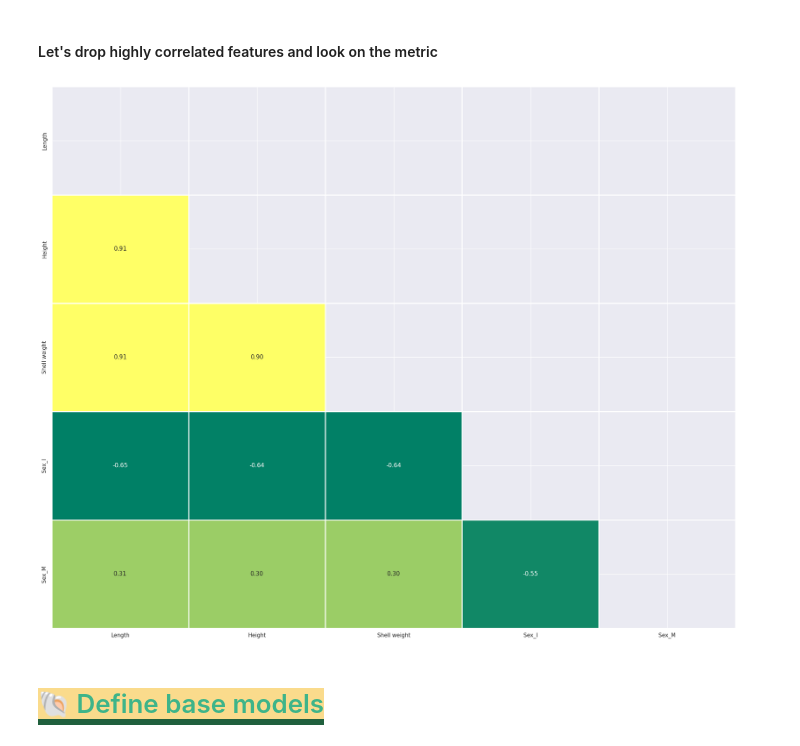
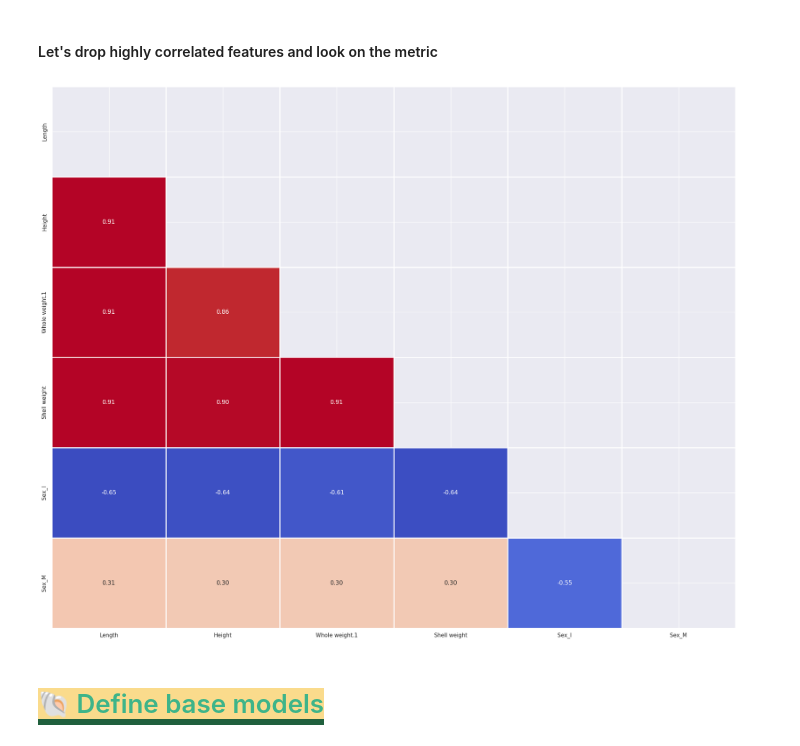
Before and after one commit to Ultraluxe25/Kapturov-s_Kaggle_Notebooks, a Jupyter notebook: 🌊🐚⛵🍤 Kapturov's solution of PS S4E4.ipynb, the cells around one changed output. Cells and saved outputs as stored; diff of their text form; code cells hidden in the pictures.

```diff
--- a/🌊🐚⛵🍤 Kapturov's solution of PS S4E4.ipynb
+++ b/🌊🐚⛵🍤 Kapturov's solution of PS S4E4.ipynb
@@ -423,18 +423,18 @@ plt.show()
 # %% [markdown]
 #### Let's drop highly correlated features and look on the metric
 # %%
-X = X.drop(['Diameter', 'Whole weight.2', 'Whole weight', 'Whole weight.1'], axis=1)
-test = test.drop(['Diameter', 'Whole weight.2', 'Whole weight', 'Whole weight.1'], axis=1)
+X = X.drop(['Diameter', 'Whole weight.2', 'Whole weight'], axis=1)
+test = test.drop(['Diameter', 'Whole weight.2', 'Whole weight'], axis=1)
 # %%
 # Training dataset
 numeric_columns_train = X.select_dtypes(include=np.number)
 corr_train = numeric_columns_train.corr(method='pearson')
 mask_train = np.triu(np.ones_like(corr_train))
-sns.heatmap(corr_train, annot=True, fmt='.2f', mask=mask_train, cmap='summer', cbar=None, linewidth=2)
+sns.heatmap(corr_train, annot=True, fmt='.2f', mask=mask_train, cmap='coolwarm', cbar=None, linewidth=2)
 plt.tight_layout()
 plt.show()
 # %% [output]
-[figure, old version]
+[figure, new version]
 # %% [markdown]
 <a id='12'></a>
 # <span style="color: #3EB489; border-bottom: 6px solid  #20603D; background-color: #fadb8c;">🐚 Define base models</span>
```
Also changed, not shown: parts of 5 cells of this notebook.
